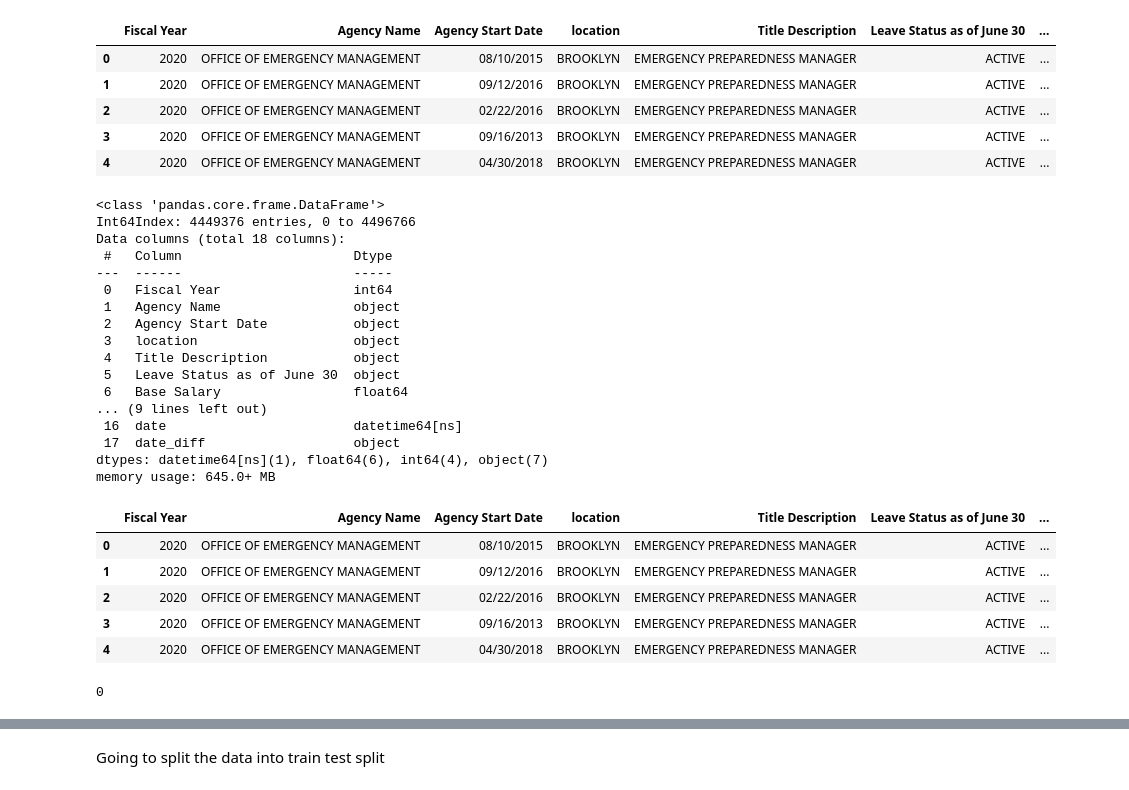
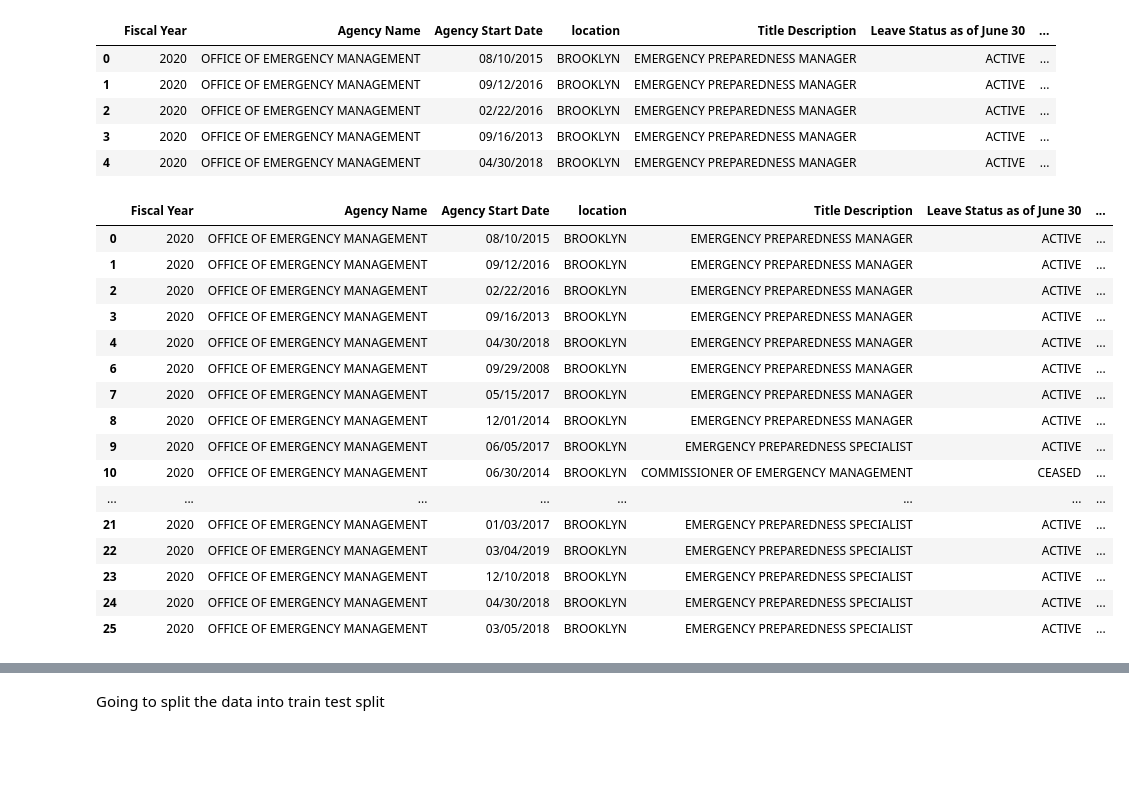
Before and after one commit to JaradAng/NYC-salary-prediction, a Jupyter notebook: nyc_eda.ipynb, the cells around one changed output, grey strips where cells are left out. Drawn from its saved outputs; the diff is of its cells as text; code cells hidden in the pictures; blank space fills up the shorter version.

```diff
--- a/nyc_eda.ipynb
+++ b/nyc_eda.ipynb
@@ -389,6 +394,8 @@ nyc_df.head()
 | 2 | 2020 | OFFICE OF EMERGENCY MANAGEMENT | 02/22/2016 | BROOKLYN | EMERGENCY PREPAREDNESS MANAGER | ACTIVE | ... |
 | 3 | 2020 | OFFICE OF EMERGENCY MANAGEMENT | 09/16/2013 | BROOKLYN | EMERGENCY PREPAREDNESS MANAGER | ACTIVE | ... |
 | 4 | 2020 | OFFICE OF EMERGENCY MANAGEMENT | 04/30/2018 | BROOKLYN | EMERGENCY PREPAREDNESS MANAGER | ACTIVE | ... |
+# %%
+nyc_df['pay_type']=label_encoder.fit_transform(nyc_df['Pay Basis'])
 # %%
 nyc_df['Agency Start Date'] = nyc_df['Agency Start Date'].dropna()
 # %%
@@ -407,25 +414,25 @@ nyc_df.head()
 # %%
 nyc_df['date_diff'] = pd.Timestamp.now().floor('d') - nyc_df['date']
 # %%
-nyc_df['date_diff'] = nyc_df['date_diff'].astype(str)
+nyc_df['date_diff'] = nyc_df['date_diff'].dt.days
-# %%
-nyc_df.info()
-# %% [output]
-<class 'pandas.core.frame.DataFrame'>
-Int64Index: 4449376 entries, 0 to 4496766
-Data columns (total 18 columns):
- #   Column                      Dtype
----  ------                      -----
- 0   Fiscal Year                 int64
- 1   Agency Name                 object
- 2   Agency Start Date           object
- 3   location                    object
- 4   Title Description           object
- 5   Leave Status as of June 30  object
- 6   Base Salary                 float64
-... (9 lines left out)
- 16  date                        datetime64[ns]
- 17  date_diff                   object
-dtypes: datetime64[ns](1), float64(6), int64(4), object(7)
-memory usage: 645.0+ MB
+# %%
+nyc_df.head(25)
+# %% [output]
+|  | Fiscal Year | Agency Name | Agency Start Date | location | Title Description | Leave Status as of June 30 | ... |
+| 0 | 2020 | OFFICE OF EMERGENCY MANAGEMENT | 08/10/2015 | BROOKLYN | EMERGENCY PREPAREDNESS MANAGER | ACTIVE | ... |
+| 1 | 2020 | OFFICE OF EMERGENCY MANAGEMENT | 09/12/2016 | BROOKLYN | EMERGENCY PREPAREDNESS MANAGER | ACTIVE | ... |
+| 2 | 2020 | OFFICE OF EMERGENCY MANAGEMENT | 02/22/2016 | BROOKLYN | EMERGENCY PREPAREDNESS MANAGER | ACTIVE | ... |
+| 3 | 2020 | OFFICE OF EMERGENCY MANAGEMENT | 09/16/2013 | BROOKLYN | EMERGENCY PREPAREDNESS MANAGER | ACTIVE | ... |
+| 4 | 2020 | OFFICE OF EMERGENCY MANAGEMENT | 04/30/2018 | BROOKLYN | EMERGENCY PREPAREDNESS MANAGER | ACTIVE | ... |
+| 6 | 2020 | OFFICE OF EMERGENCY MANAGEMENT | 09/29/2008 | BROOKLYN | EMERGENCY PREPAREDNESS MANAGER | ACTIVE | ... |
+| 7 | 2020 | OFFICE OF EMERGENCY MANAGEMENT | 05/15/2017 | BROOKLYN | EMERGENCY PREPAREDNESS MANAGER | ACTIVE | ... |
+| 8 | 2020 | OFFICE OF EMERGENCY MANAGEMENT | 12/01/2014 | BROOKLYN | EMERGENCY PREPAREDNESS MANAGER | ACTIVE | ... |
+| 9 | 2020 | OFFICE OF EMERGENCY MANAGEMENT | 06/05/2017 | BROOKLYN | EMERGENCY PREPAREDNESS SPECIALIST | ACTIVE | ... |
+| 10 | 2020 | OFFICE OF EMERGENCY MANAGEMENT | 06/30/2014 | BROOKLYN | COMMISSIONER OF EMERGENCY MANAGEMENT | CEASED | ... |
+| ... | ... | ... | ... | ... | ... | ... | ... |
+| 21 | 2020 | OFFICE OF EMERGENCY MANAGEMENT | 01/03/2017 | BROOKLYN | EMERGENCY PREPAREDNESS SPECIALIST | ACTIVE | ... |
+| 22 | 2020 | OFFICE OF EMERGENCY MANAGEMENT | 03/04/2019 | BROOKLYN | EMERGENCY PREPAREDNESS SPECIALIST | ACTIVE | ... |
+| 23 | 2020 | OFFICE OF EMERGENCY MANAGEMENT | 12/10/2018 | BROOKLYN | EMERGENCY PREPAREDNESS SPECIALIST | ACTIVE | ... |
+| 24 | 2020 | OFFICE OF EMERGENCY MANAGEMENT | 04/30/2018 | BROOKLYN | EMERGENCY PREPAREDNESS SPECIALIST | ACTIVE | ... |
+| 25 | 2020 | OFFICE OF EMERGENCY MANAGEMENT | 03/05/2018 | BROOKLYN | EMERGENCY PREPAREDNESS SPECIALIST | ACTIVE | ... |
 # %%
@@ -433,13 +439,0 @@ nyc_df.date_diff = nyc_df.date_diff.str.strip(' days')
-# %%
-nyc_df.head()
-# %% [output]
-|  | Fiscal Year | Agency Name | Agency Start Date | location | Title Description | Leave Status as of June 30 | ... |
-| 0 | 2020 | OFFICE OF EMERGENCY MANAGEMENT | 08/10/2015 | BROOKLYN | EMERGENCY PREPAREDNESS MANAGER | ACTIVE | ... |
-| 1 | 2020 | OFFICE OF EMERGENCY MANAGEMENT | 09/12/2016 | BROOKLYN | EMERGENCY PREPAREDNESS MANAGER | ACTIVE | ... |
-| 2 | 2020 | OFFICE OF EMERGENCY MANAGEMENT | 02/22/2016 | BROOKLYN | EMERGENCY PREPAREDNESS MANAGER | ACTIVE | ... |
-| 3 | 2020 | OFFICE OF EMERGENCY MANAGEMENT | 09/16/2013 | BROOKLYN | EMERGENCY PREPAREDNESS MANAGER | ACTIVE | ... |
-| 4 | 2020 | OFFICE OF EMERGENCY MANAGEMENT | 04/30/2018 | BROOKLYN | EMERGENCY PREPAREDNESS MANAGER | ACTIVE | ... |
-# %%
-nyc_df['date_diff'].isna().sum()
-# %% [output]
-0
```
Also changed, not shown: parts of 11 cells of this notebook.
